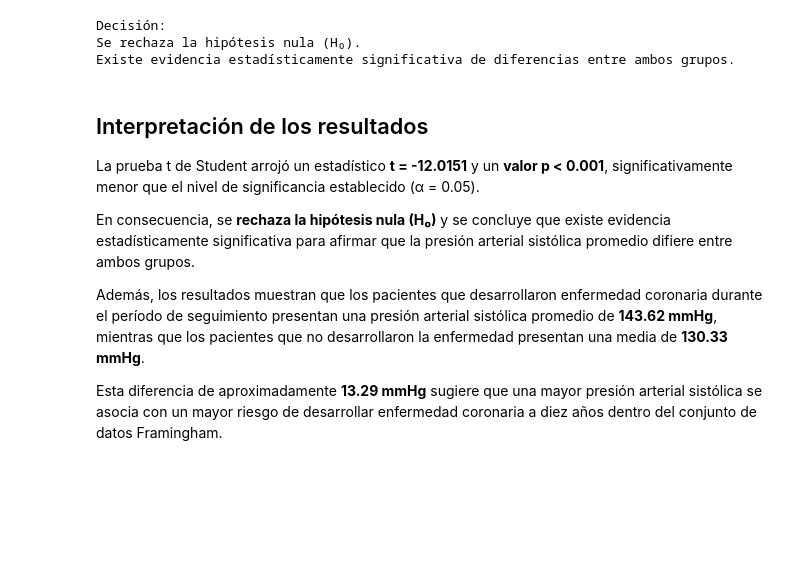
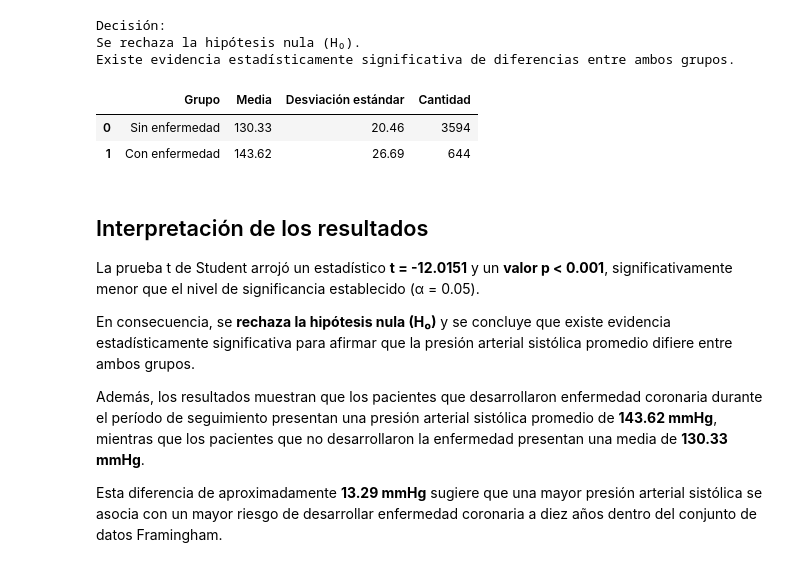
Before and after one commit to Prod1982/mcdi501_grupo6, a Jupyter notebook: notebooks/F1_Analisis_Exploratorio.ipynb, the cells around one changed output. Drawn from its saved outputs; the diff is of its cells as text; code cells hidden in the pictures; blank space fills up the shorter version.

```diff
--- a/notebooks/F1_Analisis_Exploratorio.ipynb
+++ b/notebooks/F1_Analisis_Exploratorio.ipynb
@@ -483,6 +495,28 @@ else:
 Decisión:
 Se rechaza la hipótesis nula (H₀).
 Existe evidencia estadísticamente significativa de diferencias entre ambos grupos.
+# %%
+resumen = pd.DataFrame({
+    "Grupo": ["Sin enfermedad", "Con enfermedad"],
+    "Media": [
+        grupo_sin_chd.mean(),
+        grupo_con_chd.mean()
+    ],
+    "Desviación estándar": [
+        grupo_sin_chd.std(),
+        grupo_con_chd.std()
+    ],
+    "Cantidad": [
+        grupo_sin_chd.count(),
+        grupo_con_chd.count()
+    ]
+})
+
+resumen.round(2)
+# %% [output]
+|  | Grupo | Media | Desviación estándar | Cantidad |
+| 0 | Sin enfermedad | 130.33 | 20.46 | 3594 |
+| 1 | Con enfermedad | 143.62 | 26.69 | 644 |
 # %% [markdown]
 ## Interpretación de los resultados
 
```
Also changed, not shown: parts of 6 cells of this notebook.
